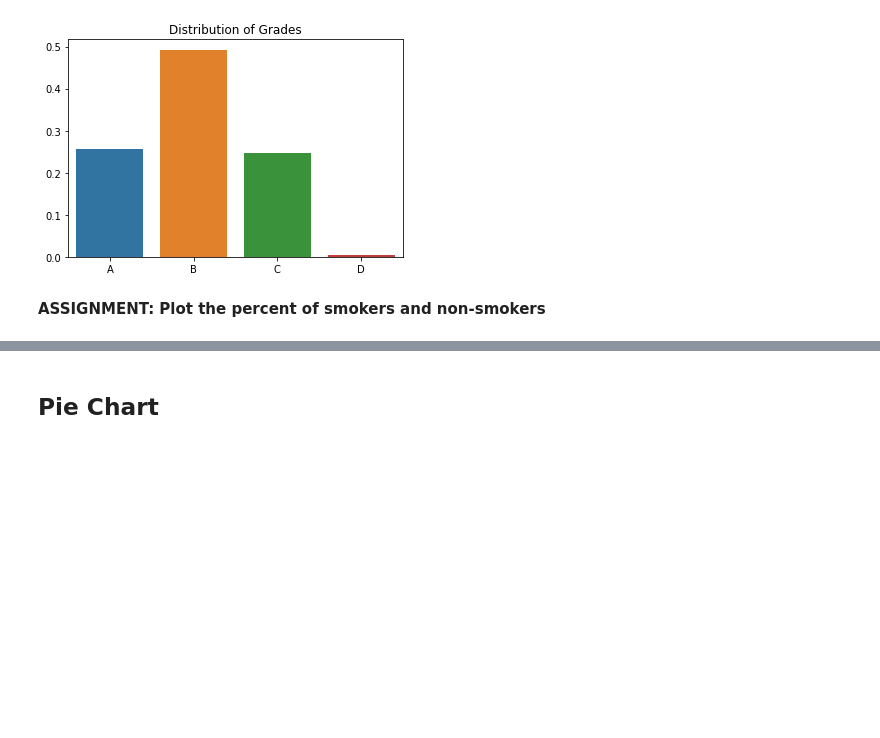
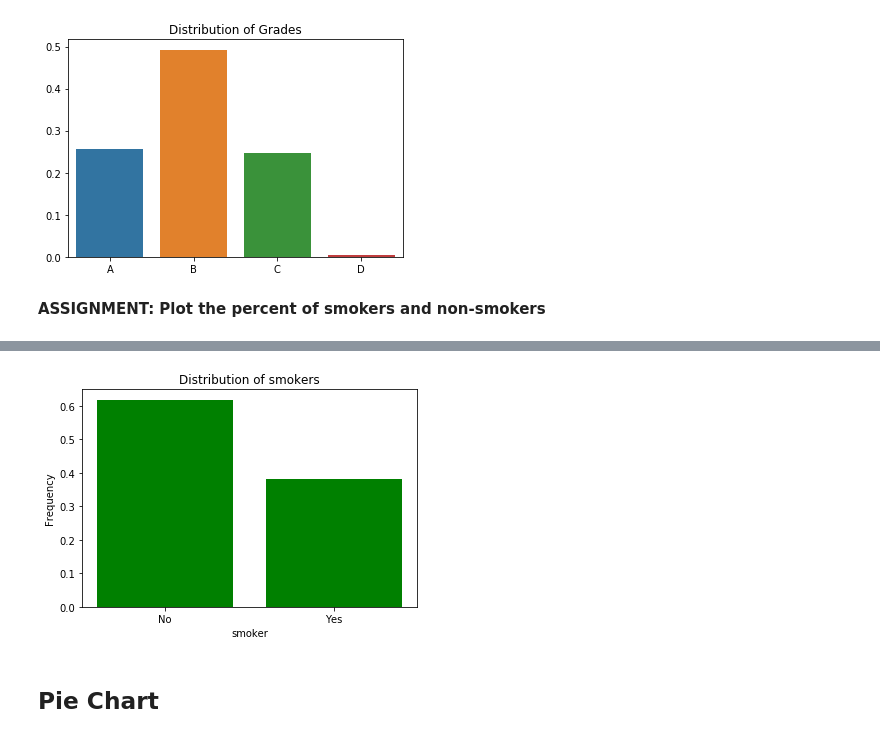
Before and after one commit to erlaidaodao/graphing, a Jupyter notebook: Graphs_Week3.ipynb, the cells around one changed output, grey strips where cells are left out. Cells and saved outputs as stored; diff of their text form; code cells hidden in the pictures; blank space fills up the shorter version.

```diff
--- a/Graphs_Week3.ipynb
+++ b/Graphs_Week3.ipynb
@@ -174,3 +174,19 @@ plt.show()
+# %%
+# matplotlib
+# First, count how many of each
+x = np.sort(pd.unique(tips['smoker'].values))
+y = []
+
+for letter in x:
+    y.append(list(tips['smoker'].values).count(letter) / tips.shape[0])
+
+plt.bar(x,y,color='green')
+plt.xlabel('smoker')
+plt.ylabel('Frequency')
+plt.title('Distribution of smokers')
+plt.show()
+# %% [output]
+[figure, added]
 # %% [markdown]
 ## Pie Chart
 # %%
```
Also changed, not shown: parts of 20 cells of this notebook.
